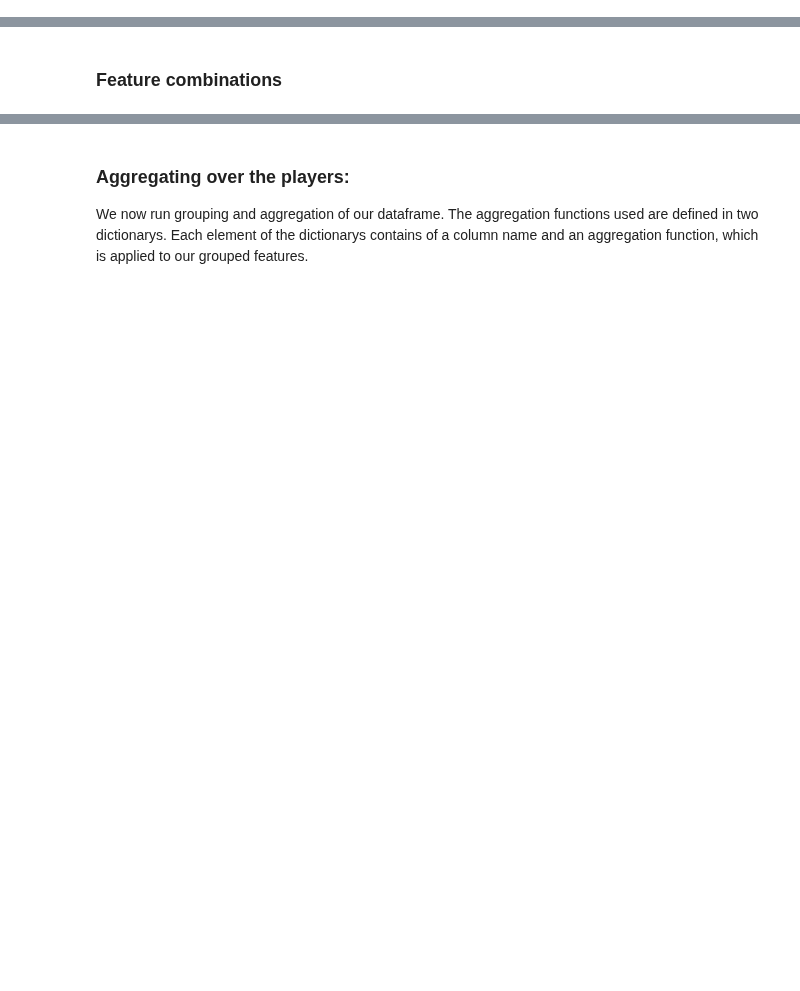
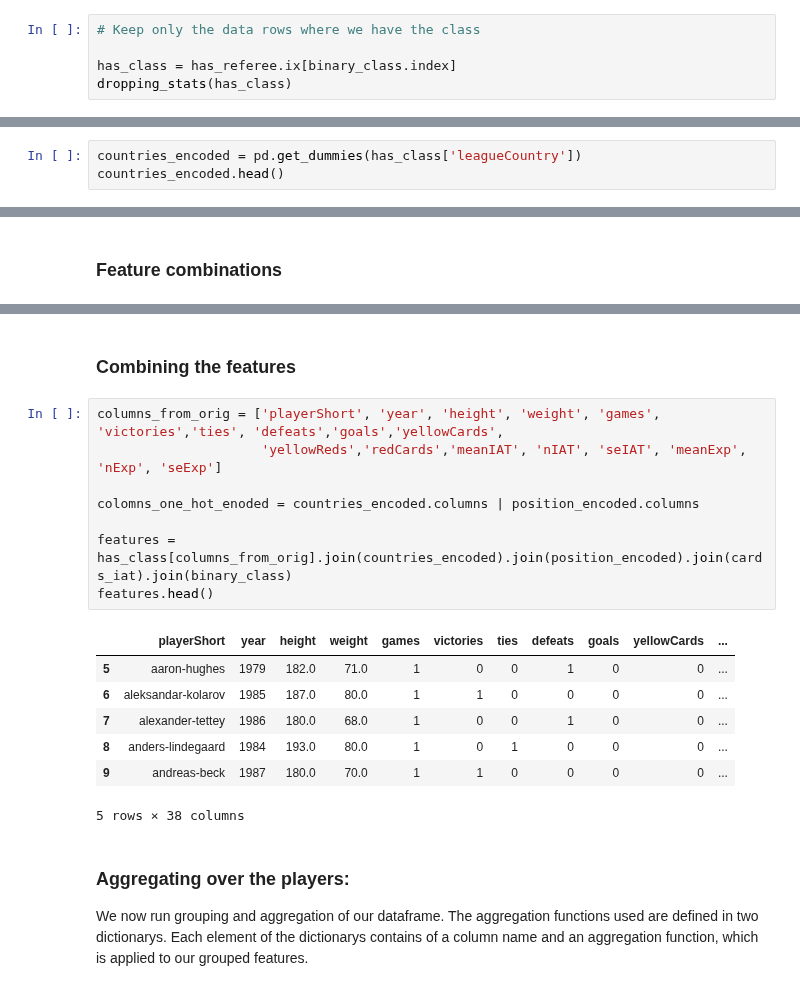
Before and after one commit to PaluchowskiMatthew/ADA-Kepler, a Jupyter notebook: 05 - Applied ML/Applied ML - Learning curve and grid search.ipynb, the cells around one changed output, grey strips where cells are left out. Saved outputs shown, nothing was run; the diff lists cells and outputs as text; blank space fills up the shorter version.

```diff
--- a/05 - Applied ML/Applied ML - Learning curve and grid search.ipynb
+++ b/05 - Applied ML/Applied ML - Learning curve and grid search.ipynb
@@ -146,0 +176,5 @@ features.shape
+# %%
+# Keep only the data rows where we have the class
+
+has_class = has_referee.ix[binary_class.index]
+dropping_stats(has_class)
@@ -244,0 +203,3 @@ one_hot_encoded_features.head()
+# %%
+countries_encoded = pd.get_dummies(has_class['leagueCountry'])
+countries_encoded.head()
@@ -294,3 +247,21 @@ features_with_gen = features_one_hot_encoded.join(combIAT)
+# %% [markdown]
+### Combining the features
+# %%
+columns_from_orig = ['playerShort', 'year', 'height', 'weight', 'games', 'victories','ties', 'defeats','goals','yellowCards',
+                     'yellowReds','redCards','meanIAT', 'nIAT', 'seIAT', 'meanExp', 'nExp', 'seExp']
+
+colomns_one_hot_enoded = countries_encoded.columns | position_encoded.columns
+
+features = has_class[columns_from_orig].join(countries_encoded).join(position_encoded).join(cards_iat).join(binary_class)
+features.head()
+# %% [output]
+|  | playerShort | year | height | weight | games | victories | ties | defeats | goals | yellowCards | ... |
+| 5 | aaron-hughes | 1979 | 182.0 | 71.0 | 1 | 0 | 0 | 1 | 0 | 0 | ... |
+| 6 | aleksandar-kolarov | 1985 | 187.0 | 80.0 | 1 | 1 | 0 | 0 | 0 | 0 | ... |
+| 7 | alexander-tettey | 1986 | 180.0 | 68.0 | 1 | 0 | 0 | 1 | 0 | 0 | ... |
+| 8 | anders-lindegaard | 1984 | 193.0 | 80.0 | 1 | 0 | 1 | 0 | 0 | 0 | ... |
+| 9 | andreas-beck | 1987 | 180.0 | 70.0 | 1 | 1 | 0 | 0 | 0 | 0 | ... |
+5 rows × 38 columns
 # %% [markdown]
 ### Aggregating over the players:
 
```
Also changed, not shown: parts of 73 cells of this notebook.
